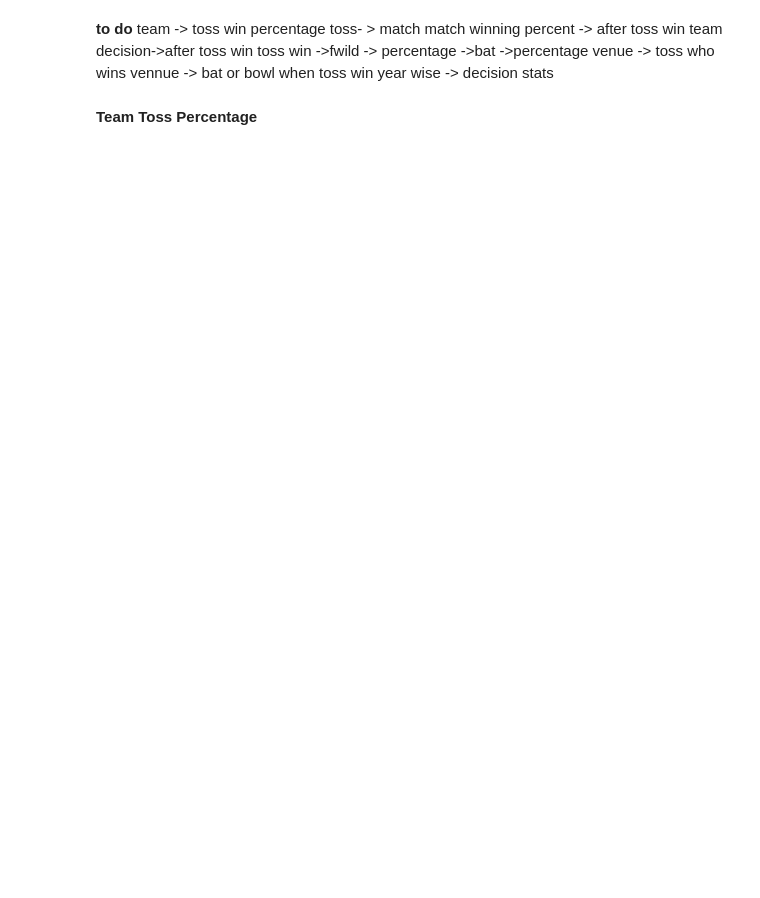
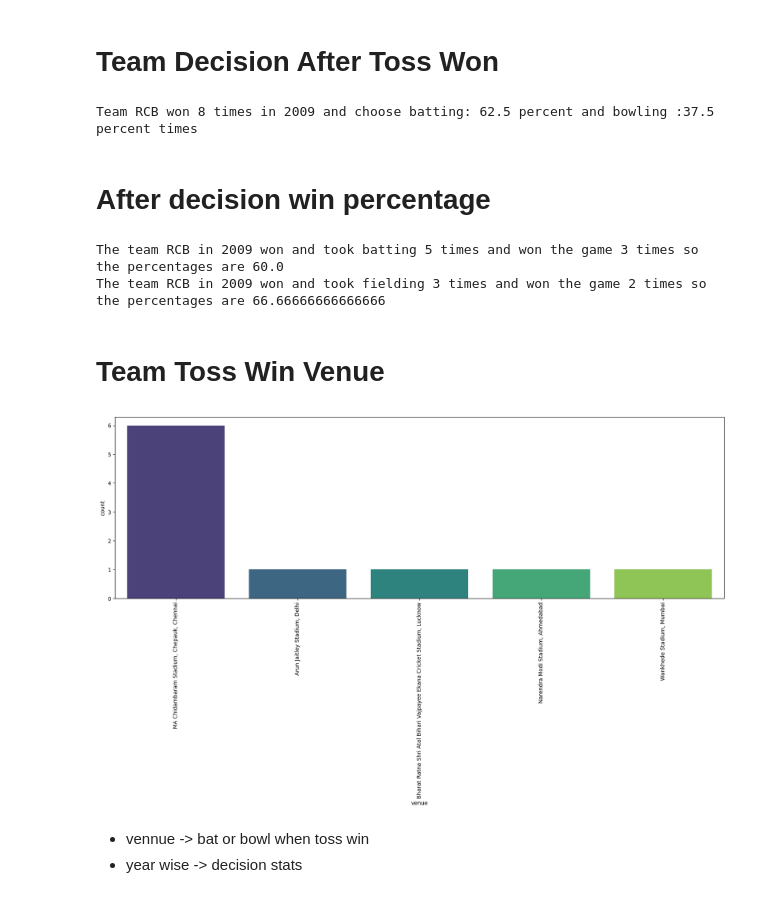
Before and after one commit to AtharvaRGhadigaonkar/IPL_EDA_REPO, a Jupyter notebook: notebooks/eda/Toss_EDA.ipynb, the cells around one changed output. Saved outputs shown, nothing was run; the diff lists cells and outputs as text; code cells hidden in the pictures; blank space fills up the shorter version.

```diff
--- a/notebooks/eda/Toss_EDA.ipynb
+++ b/notebooks/eda/Toss_EDA.ipynb
@@ -3,5 +10,4 @@ import numpy as np
 import pandas as pd
 import seaborn as sns
 # %%
-data = pd.read_csv("../../data/processed/cleaned_data.csv")
-data.head(1)
+data = pd.read_csv("../../data/processed/clean_data.csv")
@@ -11,3 +16,3 @@ data.head(1)
 # %%
 toss_data = data.iloc[:,[1,2,3,6,7,8,9,10,11]]
-toss_data.head(1)
+toss_data_grouped = toss_data.groupby("season")
@@ -17,13 +46,47 @@ toss_data.head(1)
+# %% [markdown]
+# **Team Decision After Toss Won**
+# %%
+def team_decision_after_toss_win(year,team):
+    a = toss_data_grouped.get_group(year).groupby("toss_winner").get_group(team).value_counts("toss_decision")["bat"]
+    b = toss_data_grouped.get_group(year).groupby("toss_winner").get_group(team).value_counts("toss_decision")["field"]
+    c = toss_data_grouped.get_group(year).iloc[:,-3].value_counts()[team]
+    print("Team {} won {} times in {} and choose batting: {} percent and bowling :{} percent times".format(team,c,year,((a/c)*100),((b/c)*100)))
+    # print((b/c)*100)
+
+team_decision_after_toss_win("2009","RCB")
+# %% [output]
+Team RCB won 8 times in 2009 and choose batting: 62.5 percent and bowling :37.5 percent times
+# %% [markdown]
+# **After decision win percentage**
+# %%
+def team_decision_after_toss_win(year,team):
+    batted = toss_data_grouped.get_group(year).groupby("toss_winner").get_group(team).value_counts("toss_decision")["bat"]
+    fielded = toss_data_grouped.get_group(year).groupby("toss_winner").get_group(team).value_counts("toss_decision")["field"]
+    batted_win = toss_data_grouped.get_group(year).groupby("toss_winner").get_group(team).groupby("toss_decision").get_group("bat").value_counts("winner")[team]
+    fielded_win = toss_data_grouped.get_group(year).groupby("toss_winner").get_group(team).groupby("toss_decision").get_group("field").value_counts("winner")[team]
+    print("The team {} in {} won and took batting {} times and won the game {} times so the percentages are {}".format(team,year,batted,batted_win,((batted_win/batted)*100)))
+    print("The team {} in {} won and took fielding {} times and won the game {} times so the percentages are {}".format(team,year,fielded,fielded_win,((fielded_win/fielded)*100)))
+
+team_decision_after_toss_win("2009","RCB")
+# %% [output]
+The team RCB in 2009 won and took batting 5 times and won the game 3 times so the percentages are 60.0
+The team RCB in 2009 won and took fielding 3 times and won the game 2 times so the percentages are 66.66666666666666
+# %% [markdown]
+# **Team Toss Win Venue**
+# %%
+import seaborn as sns
+from matplotlib import pyplot as plt
+
+def team_toss_win_at_venues(year, team):
+    plt.figure(figsize=(20,6))
+    a = toss_data_grouped.get_group(year).groupby("toss_winner").get_group(team).value_counts("venue").reset_index()
+    sns.barplot(data=a, x="venue", y='count', palette='viridis')
+    plt.xticks(rotation=90)
+    plt.show()
+
+team_toss_win_at_venues("2023", "CSK")
+# %% [output]
+[figure, added]
 # %% [markdown]
-**to do**
-team -> toss win percentage
-toss- > match
-match winning percent -> after toss win
-team decision->after toss win
-toss win ->fwild -> percentage
-         ->bat ->percentage
-venue -> toss who wins
-vennue -> bat or bowl when toss win
-year wise -> decision stats
+ - vennue -> bat or bowl when toss win
+ - year wise -> decision stats
-# %% [markdown]
-**Team Toss Percentage**
```
Also changed, not shown: parts of 20 cells of this notebook, 3 other files.
